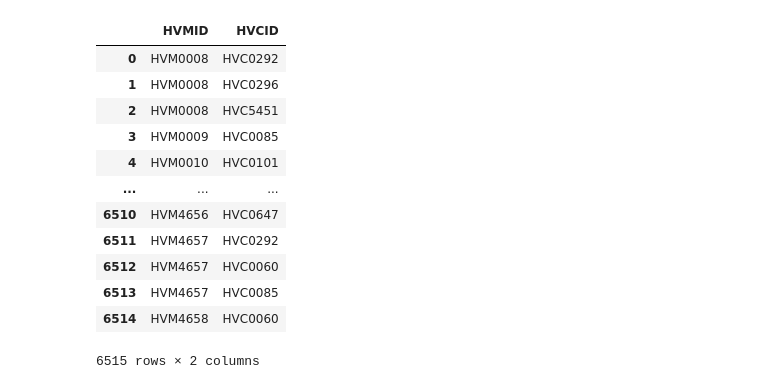
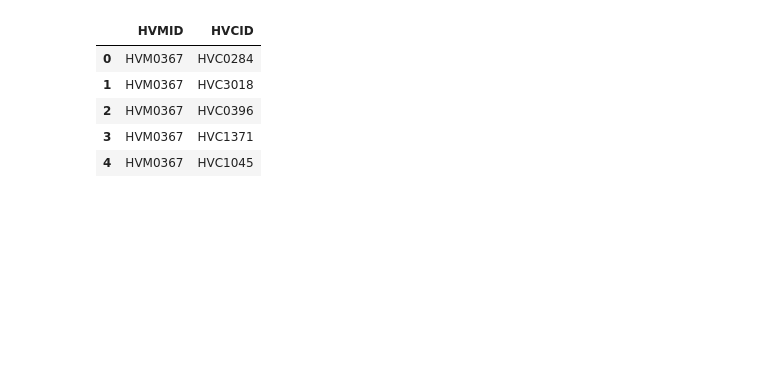
Before and after one commit to MLi-lab-Bioinformatics-NJUCM/HerbiV, a Jupyter notebook: demo.ipynb, the cells around one changed output. Drawn from its saved outputs; the diff is of its cells as text; code cells hidden in the pictures; blank space fills up the shorter version.

```diff
--- a/demo.ipynb
+++ b/demo.ipynb
@@ -44,3 +97,5 @@ tcm, tcm_chem_links, chem_protein_links = analysis.from_genes({'ENSP0000026332':
+# %%
+tcm, tcm_chem_links, chem, chem_protein_links, protein = analysis.from_tcm_protein(['柴胡', '黄芩'], ['ENSP00000381588', 'ENSP00000252519'])
 # %%
 tcm
 # %% [output]
@@ -60,16 +105,9 @@ tcm
 # %%
-tcm_chem_links
+tcm_chem_links.head()
 # %% [output]
 |  | HVMID | HVCID |
-| 0 | HVM0008 | HVC0292 |
-| 1 | HVM0008 | HVC0296 |
-| 2 | HVM0008 | HVC5451 |
-| 3 | HVM0009 | HVC0085 |
-| 4 | HVM0010 | HVC0101 |
-| ... | ... | ... |
-| 6510 | HVM4656 | HVC0647 |
-| 6511 | HVM4657 | HVC0292 |
-| 6512 | HVM4657 | HVC0060 |
-| 6513 | HVM4657 | HVC0085 |
-| 6514 | HVM4658 | HVC0060 |
+| 0 | HVM0367 | HVC0284 |
+| 1 | HVM0367 | HVC3018 |
+| 2 | HVM0367 | HVC0396 |
+| 3 | HVM0367 | HVC1371 |
+| 4 | HVM0367 | HVC1045 |
-6515 rows × 2 columns
```
Also changed, not shown: parts of 19 cells of this notebook, 1 other file.
